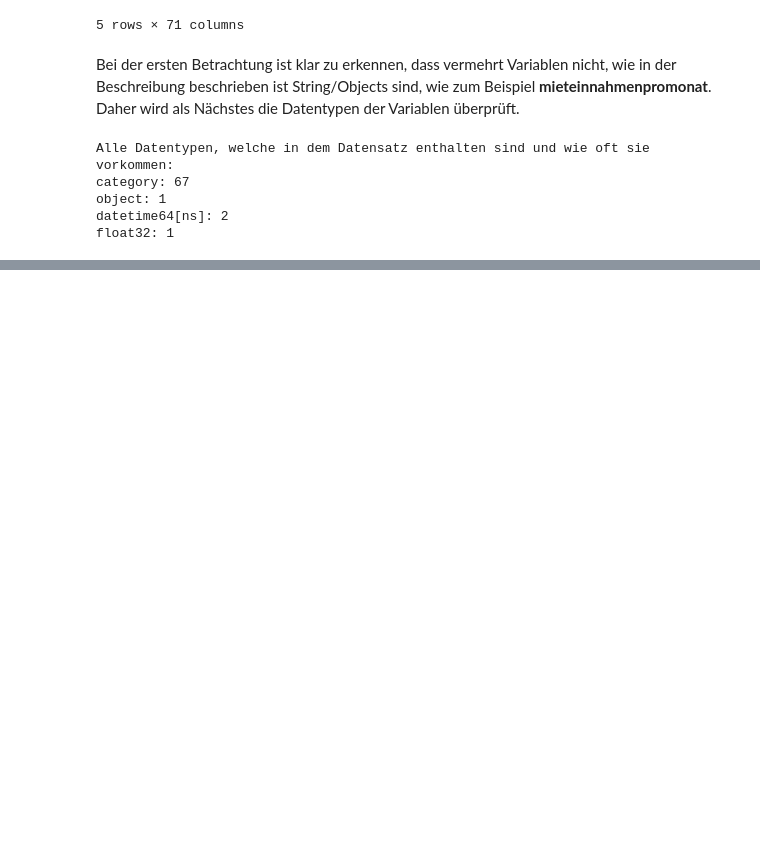
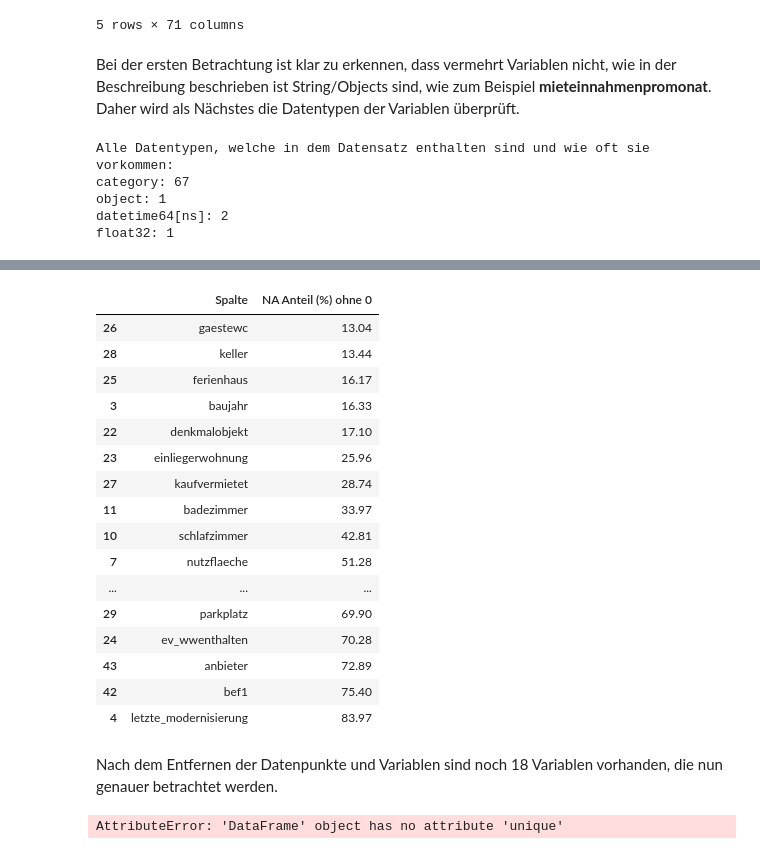
Before and after one commit to igci001/Data_Lab, a Jupyter notebook: DataLab_Emirhan_Igci.ipynb, the cells around one changed output, grey strips where cells are left out. Saved outputs shown, nothing was run; the diff lists cells and outputs as text; code cells hidden in the pictures; blank space fills up the shorter version.

```diff
--- a/DataLab_Emirhan_Igci.ipynb
+++ b/DataLab_Emirhan_Igci.ipynb
@@ -286,0 +387,46 @@ Name: count, dtype: int64
+# %%
+def delete_datapoints(to_delete_columns):
+    nullvalues = ['Other missing', 'Implausible value', 'Variable for other types only']
+    clean_df = hk_df.copy()
+    for column in to_delete_columns:
+        clean_df = clean_df[~clean_df[column].isin(nullvalues)]
+        clean_df = clean_df[clean_df[column].notna()]
+
+    return clean_df
+
+c_df = delete_datapoints(nullwert_df_sum[nullwert_df_sum['NA Anteil (%) ohne 0'] < 10]['Spalte'])
+c_df = c_df.drop(nullwert_df_sum[nullwert_df_sum['NA Anteil (%) ohne 0'] > 90]['Spalte'], axis=1)
+
+zwischenstand = na_df(c_df)[['Spalte', 'NA Anteil (%) ohne 0']].sort_values('NA Anteil (%) ohne 0')
+
+display(zwischenstand[zwischenstand['NA Anteil (%) ohne 0'] > 0])
+# %% [output]
+|  | Spalte | NA Anteil (%) ohne 0 |
+| 26 | gaestewc | 13.04 |
+| 28 | keller | 13.44 |
+| 25 | ferienhaus | 16.17 |
+| 3 | baujahr | 16.33 |
+| 22 | denkmalobjekt | 17.10 |
+| 23 | einliegerwohnung | 25.96 |
+| 27 | kaufvermietet | 28.74 |
+| 11 | badezimmer | 33.97 |
+| 10 | schlafzimmer | 42.81 |
+| 7 | nutzflaeche | 51.28 |
+| ... | ... | ... |
+| 29 | parkplatz | 69.90 |
+| 24 | ev_wwenthalten | 70.28 |
+| 43 | anbieter | 72.89 |
+| 42 | bef1 | 75.40 |
+| 4 | letzte_modernisierung | 83.97 |
+# %% [markdown]
+Nach dem Entfernen der Datenpunkte und Variablen sind noch 18 Variablen vorhanden, die nun genauer betrachtet werden.
+# %%
+def unique_value(unique_column):
+    result = {
+        unique_value: unique_column.unique(),
+        dtype: unique_dtypes,
+    }
+
+def unique_values(unique_columns):
+# %% [output]
+AttributeError: 'DataFrame' object has no attribute 'unique'
```
Also changed, not shown: parts of 10 cells of this notebook.
